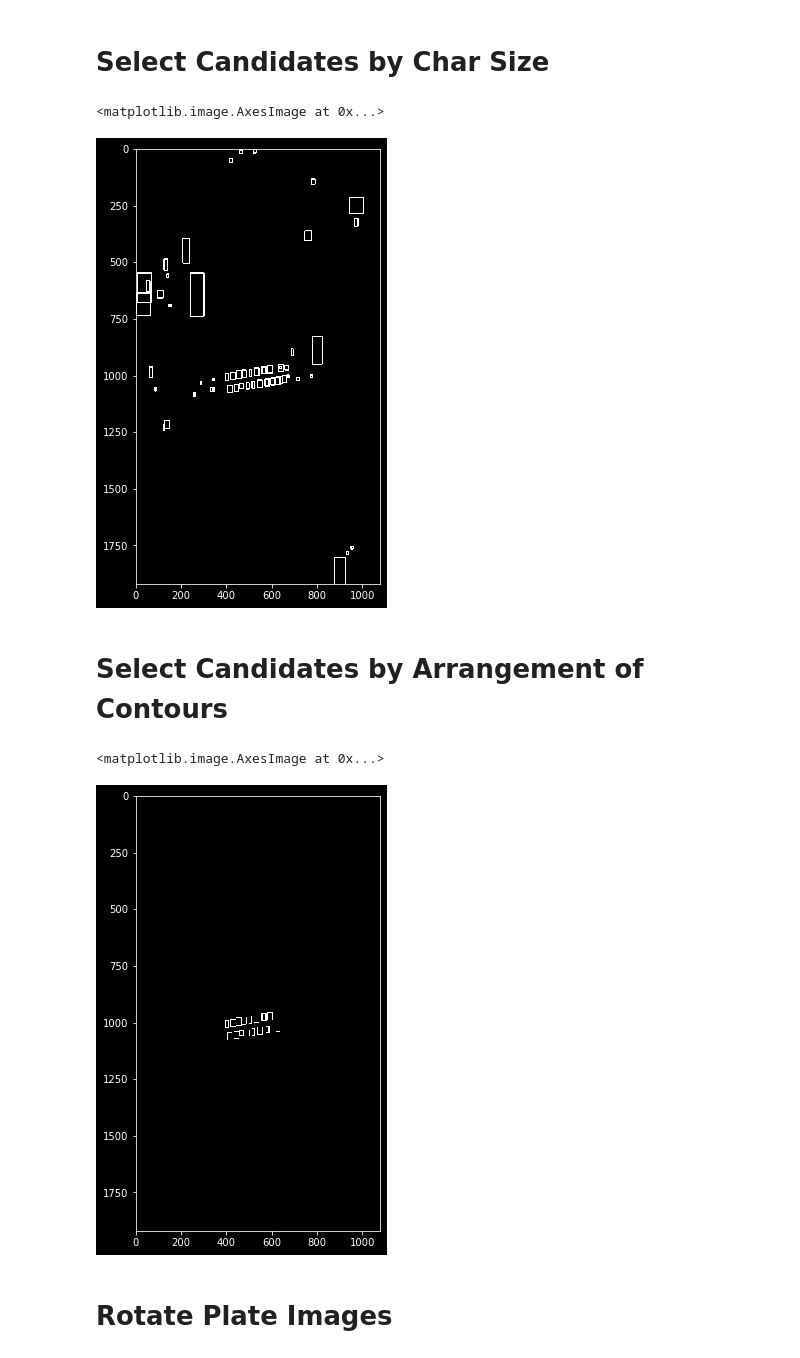
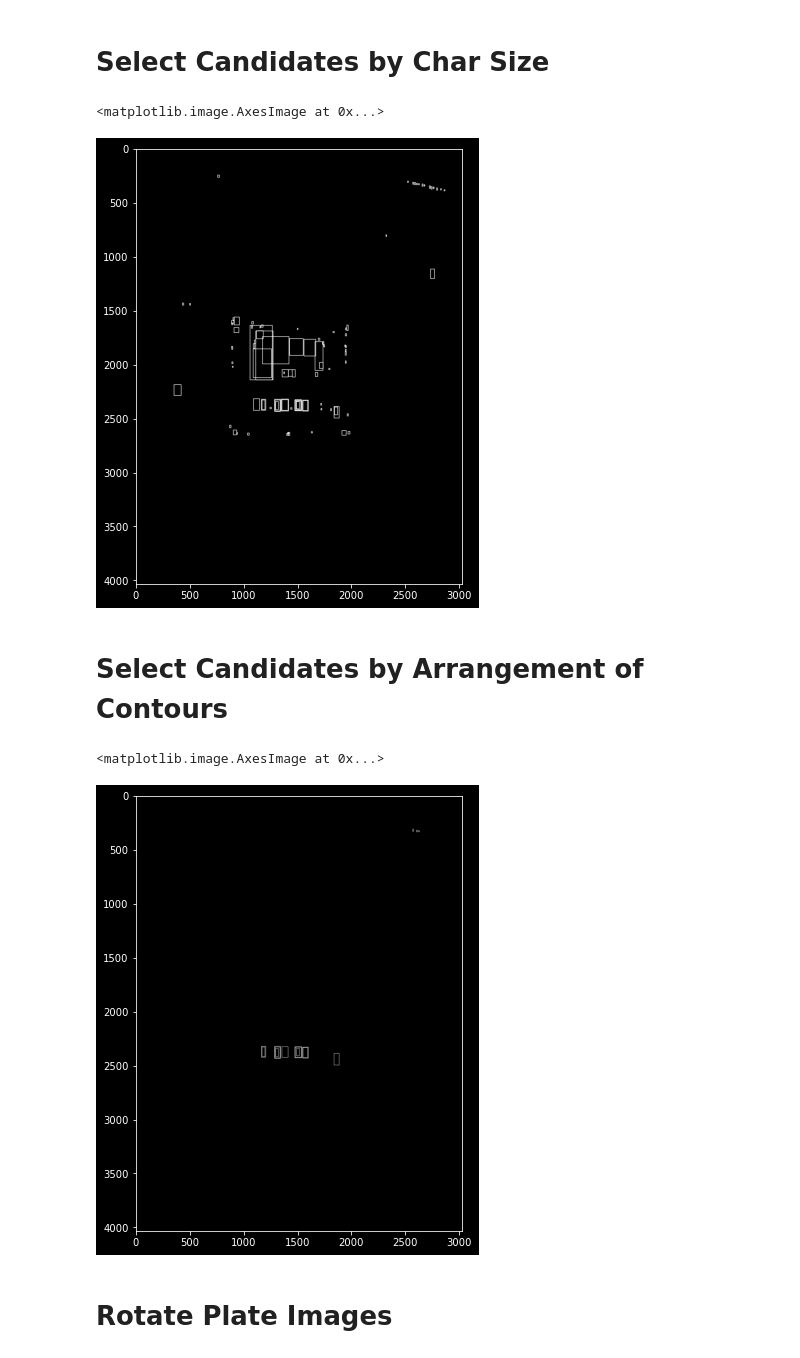
Before and after one commit to MinSoo97/joljak, a Jupyter notebook: Expirationdate_test.ipynb, the cells around one changed output. Saved outputs shown, nothing was run; the diff lists cells and outputs as text; code cells hidden in the pictures.

```diff
--- a/Expirationdate_test.ipynb
+++ b/Expirationdate_test.ipynb
@@ -7,7 +7,7 @@ plt.style.use('dark_background')
 # %% [markdown]
 # Read Input Image
 # %%
-img_ori = cv2.imread('6.jpg')
+img_ori = cv2.imread('03.jpg')
 
 height, width, channel = img_ori.shape
 
@@ -140,11 +140,11 @@ plt.figure(figsize=(10, 8))
 plt.imshow(temp_result, cmap='gray')
 # %% [output]
 <matplotlib.image.AxesImage at 0x...>
-[figure, old version]
+[figure, new version]
 # %% [markdown]
 # Select Candidates by Arrangement of Contours
 # %%
-MAX_DIAG_MULTIPLYER = 5# 5
+MAX_DIAG_MULTIPLYER = 3# 5
 MAX_ANGLE_DIFF = 12 # 12.0
 MAX_AREA_DIFF = 0.4 # 0.5
 MAX_WIDTH_DIFF = 0.5
@@ -195,34 +195,34 @@ def find_chars(contour_list):
         unmatched_contour = np.take(possible_contours, unmatched_contour_idx)
 
         # recursive
         recursive_contour_list = find_chars(unmatched_contour)
 
         for idx in recursive_contour_list:
             matched_result_idx.append(idx)
 
         break
 
     return matched_result_idx
 
 result_idx = find_chars(possible_contours)
 
 matched_result = []
 for idx_list in result_idx:
     matched_result.append(np.take(possible_contours, idx_list))
 
 # visualize possible contours
 temp_result = np.zeros((height, width, channel), dtype=np.uint8)
 
 for r in matched_result:
     for d in r:
 #         cv2.drawContours(temp_result, d['contour'], -1, (255, 255, 255))
         cv2.rectangle(temp_result, pt1=(d['x'], d['y']), pt2=(d['x']+d['w'], d['y']+d['h']), color=(255, 255, 255), thickness=2)
 
 plt.figure(figsize=(10, 8))
 plt.imshow(temp_result, cmap='gray')
 # %% [output]
 <matplotlib.image.AxesImage at 0x...>
-[figure, old version]
+[figure, new version]
 # %% [markdown]
 # Rotate Plate Images
 # %%
```
Also changed, not shown: parts of 9 cells of this notebook, 3 other files.
